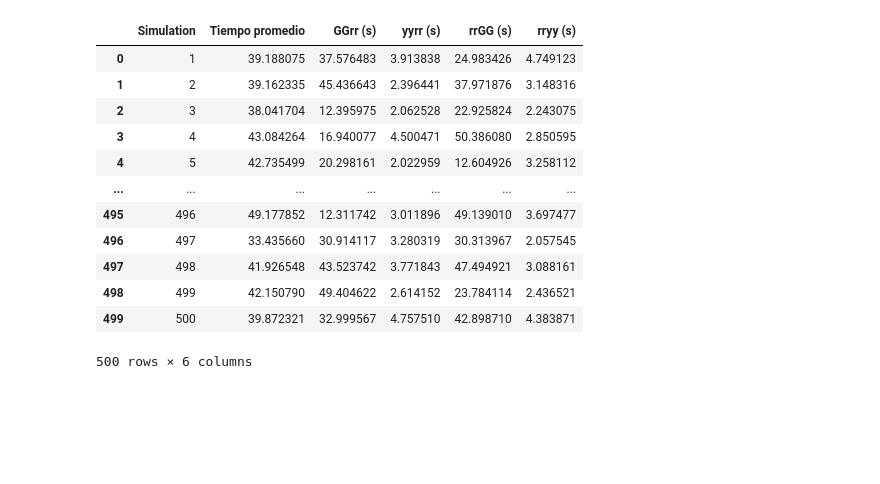
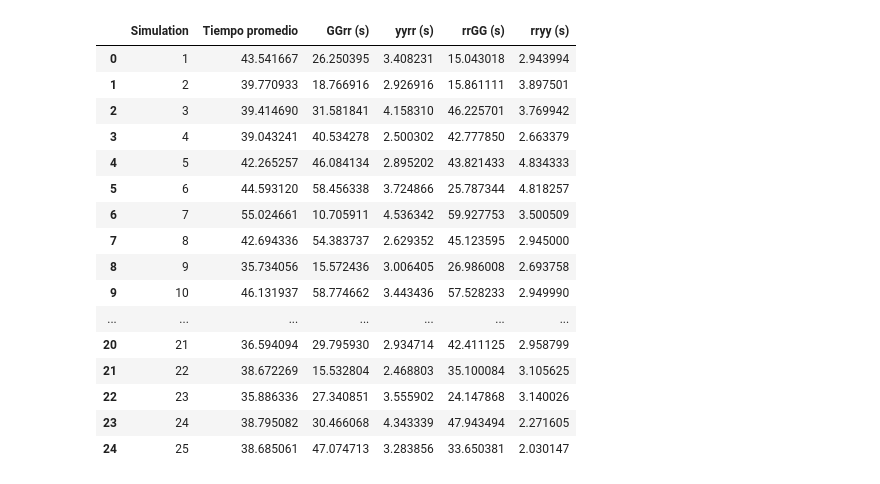
Before and after one commit to Emmatap31/Sumo_EjeCentral, a Jupyter notebook: Simulaciones.ipynb, the cells around one changed output. Drawn from its saved outputs; the diff is of its cells as text; code cells hidden in the pictures; blank space fills up the shorter version.

```diff
--- a/Simulaciones.ipynb
+++ b/Simulaciones.ipynb
@@ -81,17 +83,18 @@ def avg_time():
 
     return average
 # %%
+#Se importan algunos de los paquetes requeridos
 import random as rd
 import pandas as pd
 import traci
 import sumolib
 
-avgtimes=[]
-ggrrs = []
-yyrrs = []
-rrggs = []
-rryys = []
-num_simulations = 500
+avgtimes=[]#tiempos promedio
+ggrrs = []#(verde Norte-Sur)
+yyrrs = []#(amarillo Norte-Sur)
+rrggs = []# (verde Este-Oeste)
+rryys = []#(amarillo Este-Oeste)
+num_simulations = 25
 
 for i in range(num_simulations):
     sumoBinary = "sumo"
@@ -176,14 +180,18 @@ df
 |  | Simulation | Tiempo promedio | GGrr (s) | yyrr (s) | rrGG (s) | rryy (s) |
-| 0 | 1 | 39.188075 | 37.576483 | 3.913838 | 24.983426 | 4.749123 |
-| 1 | 2 | 39.162335 | 45.436643 | 2.396441 | 37.971876 | 3.148316 |
-| 2 | 3 | 38.041704 | 12.395975 | 2.062528 | 22.925824 | 2.243075 |
-| 3 | 4 | 43.084264 | 16.940077 | 4.500471 | 50.386080 | 2.850595 |
-| 4 | 5 | 42.735499 | 20.298161 | 2.022959 | 12.604926 | 3.258112 |
+| 0 | 1 | 43.541667 | 26.250395 | 3.408231 | 15.043018 | 2.943994 |
+| 1 | 2 | 39.770933 | 18.766916 | 2.926916 | 15.861111 | 3.897501 |
+| 2 | 3 | 39.414690 | 31.581841 | 4.158310 | 46.225701 | 3.769942 |
+| 3 | 4 | 39.043241 | 40.534278 | 2.500302 | 42.777850 | 2.663379 |
+| 4 | 5 | 42.265257 | 46.084134 | 2.895202 | 43.821433 | 4.834333 |
+| 5 | 6 | 44.593120 | 58.456338 | 3.724866 | 25.787344 | 4.818257 |
+| 6 | 7 | 55.024661 | 10.705911 | 4.536342 | 59.927753 | 3.500509 |
+| 7 | 8 | 42.694336 | 54.383737 | 2.629352 | 45.123595 | 2.945000 |
+| 8 | 9 | 35.734056 | 15.572436 | 3.006405 | 26.986008 | 2.693758 |
+| 9 | 10 | 46.131937 | 58.774662 | 3.443436 | 57.528233 | 2.949990 |
 | ... | ... | ... | ... | ... | ... | ... |
-| 495 | 496 | 49.177852 | 12.311742 | 3.011896 | 49.139010 | 3.697477 |
-| 496 | 497 | 33.435660 | 30.914117 | 3.280319 | 30.313967 | 2.057545 |
-| 497 | 498 | 41.926548 | 43.523742 | 3.771843 | 47.494921 | 3.088161 |
-| 498 | 499 | 42.150790 | 49.404622 | 2.614152 | 23.784114 | 2.436521 |
-| 499 | 500 | 39.872321 | 32.999567 | 4.757510 | 42.898710 | 4.383871 |
+| 20 | 21 | 36.594094 | 29.795930 | 2.934714 | 42.411125 | 2.958799 |
+| 21 | 22 | 38.672269 | 15.532804 | 2.468803 | 35.100084 | 3.105625 |
+| 22 | 23 | 35.886336 | 27.340851 | 3.555902 | 24.147868 | 3.140026 |
+| 23 | 24 | 38.795082 | 30.466068 | 4.343339 | 47.943494 | 2.271605 |
+| 24 | 25 | 38.685061 | 47.074713 | 3.283856 | 33.650381 | 2.030147 |
-500 rows × 6 columns
 # %%
```
Also changed, not shown: parts of 7 cells of this notebook, 14 other files.
